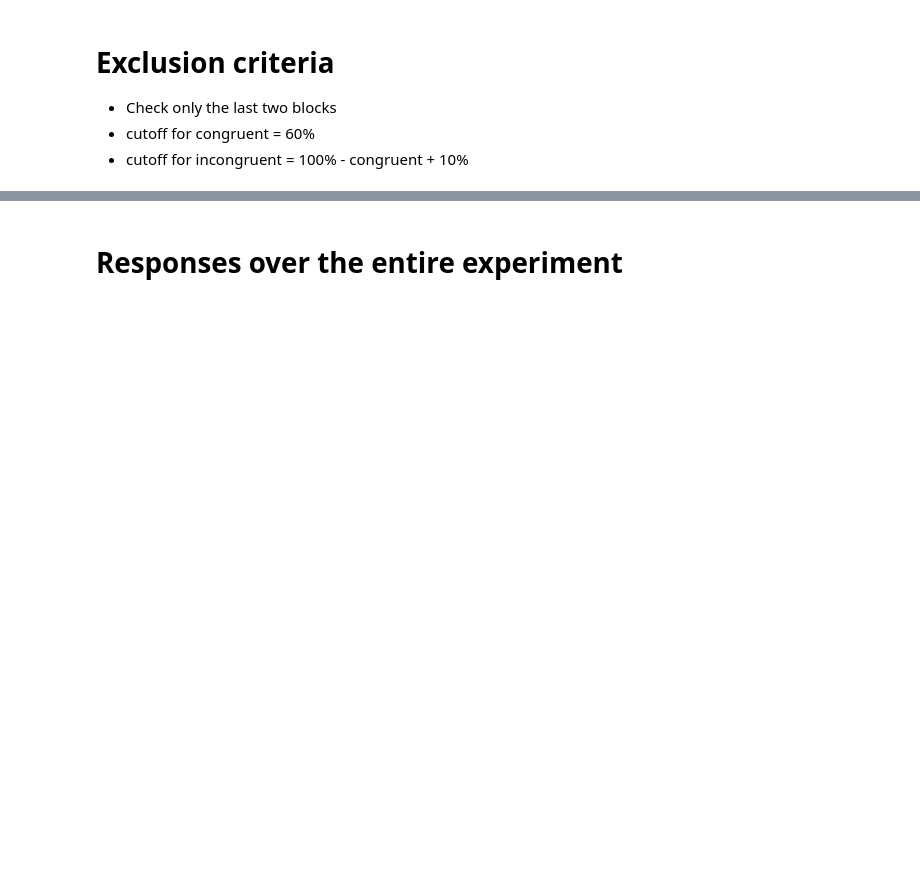
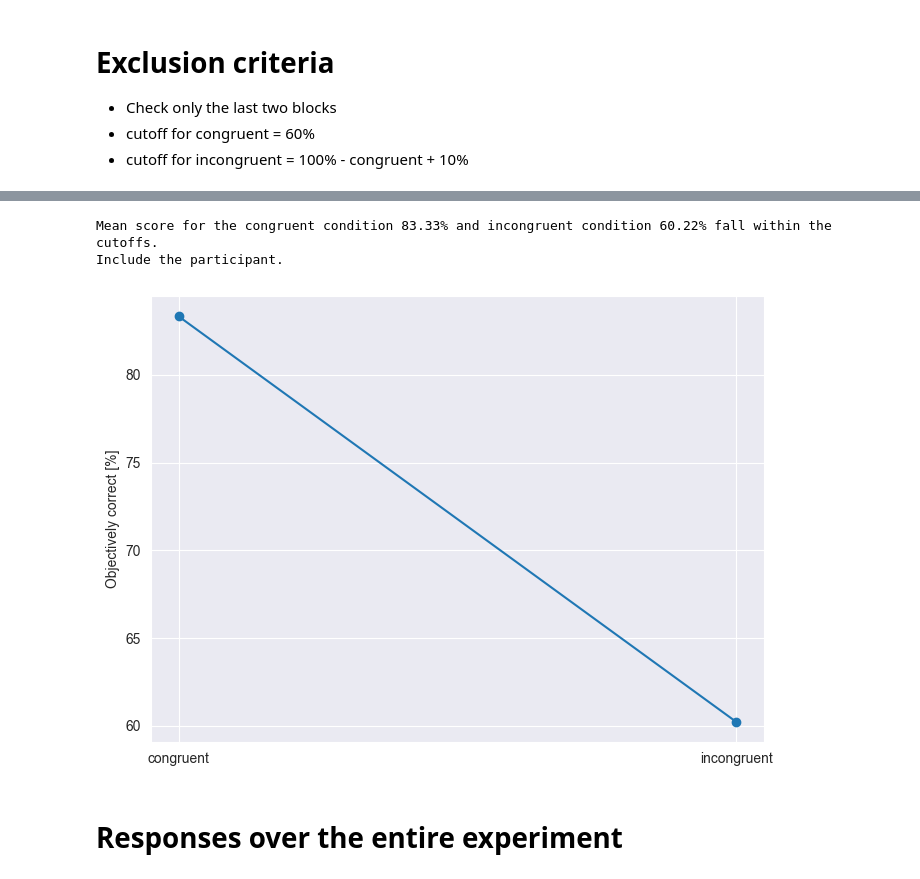
Before and after one commit to KTZ228/phd_1_analysis, a Jupyter notebook: analyses_behavioural/standard parameters/exclusion_check.ipynb, the cells around one changed output, grey strips where cells are left out. Drawn from its saved outputs; the diff is of its cells as text; code cells hidden in the pictures; blank space fills up the shorter version.

```diff
--- a/analyses_behavioural/standard parameters/exclusion_check.ipynb
+++ b/analyses_behavioural/standard parameters/exclusion_check.ipynb
@@ -18,11 +18,11 @@ pd.set_option('display.max_rows', None)
 plot_range = [0, 6]
 
 # Loads the datapath, subject_id's and session numbers
-raw_output_path = '/Volumes/project/3025011.02/raw/' #'/Volumes/4kenneth/'
-unique_subject_ids = [14]
+raw_output_path = '/Volumes/project/3025011.02/raw/'
+unique_subject_ids = [50]
 unique_sessions = [1]
 use_second_block = False
 
 # Load and combine the datasets
-combined_results_dataframe = utils.import_functions.main(raw_output_path, unique_subject_ids, unique_sessions, remove_reversals=False, remove_invalid_trials=True)#, selected_pattern='speakup')
+combined_results_dataframe = utils.import_functions.main(raw_output_path, unique_subject_ids, unique_sessions, remove_reversals=True)
 # %% [output]
@@ -121,3 +200,66 @@ The e-greedy value is 0.606
+# %%
+# Remove first trials after a reversal
+last_blocks_results['time_since_reversal'] = (
+    last_blocks_results.groupby((last_blocks_results['probability_condition'] != last_blocks_results['probability_condition'].shift()).cumsum())
+      .cumcount()
+)
+last_blocks_results = last_blocks_results[last_blocks_results['time_since_reversal'] != 0]
+
+# Splitting the dataframe into the two congruent blocks
+dataframe_1 = last_blocks_results[last_blocks_results['congruency'] == 'congruent']
+dataframe_1 = dataframe_1.groupby(['subject_id', 'session'])['objectively_correct_boolean'].mean().reset_index()
+list_1 = dataframe_1['objectively_correct_boolean'].dropna().tolist()
+congruent_score = list_1[0] * 100
+dataframe_2 = last_blocks_results[last_blocks_results['congruency'] == 'incongruent']
+dataframe_2 = dataframe_2.groupby(['subject_id', 'session'])['objectively_correct_boolean'].mean().reset_index()
+list_2 = dataframe_2['objectively_correct_boolean'].dropna().tolist()
+incongruent_score = list_2[0] * 100
+
+# Plot data
+fig, ax = plt.subplots(figsize=(7, 5))
+subject_data = pd.DataFrame.from_dict({'x': [1, 2], 'data': [congruent_score, incongruent_score]})
+plt.plot(subject_data['x'], subject_data['data'], marker='o')
+
+# Allocate labels to x- and y-axis
+plt.xticks(np.arange(1,3,1), ['congruent', 'incongruent'])  # Set text labels.
+plt.ylabel('Objectively correct [%]')
+plot_name = 'all_trials_objective_performance_congruency'
+
+# Make performance cutoffs asymmetrical
+if congruent_score >= incongruent_score:
+    highest_score = congruent_score
+    lowest_score = incongruent_score
+elif congruent_score < incongruent_score:
+    highest_score = incongruent_score
+    lowest_score = congruent_score
+
+# Calculate difference in cutoffs
+cutoff_opposite = 100 - highest_score + 10
+
+# Determine whether participant meets cutoff criteria
+if highest_score < 60:
+    print(f'Mean score for the highest condition {highest_score:.2f}% is below the 60% threshold.\n'
+          'Exclude the participant.\n')
+    participant_excluded = True
+elif lowest_score < 40:
+    print(f'Mean score for the lowest condition {lowest_score:.2f}% is below the 40% threshold.\n'
+          'Exclude the participant.\n')
+    participant_excluded = True
+elif lowest_score < cutoff_opposite:
+    print(f'Mean score for the lowest condition {lowest_score:.2f}% is below the threshold 100 - highest score + 10 ({cutoff_opposite:.2f}%).\n'
+          'Exclude the participant.\n')
+    participant_excluded = True
+else:
+    print(f'Mean score for the congruent condition {congruent_score:.2f}% and incongruent condition {incongruent_score:.2f}% fall within the cutoffs.\n'
+    'Include the participant.\n')
+
+# Show plot
+plt.tight_layout()
+plt.show()
+# %% [output]
+Mean score for the congruent condition 83.33% and incongruent condition 60.22% fall within the cutoffs.
+Include the participant.
+[figure, added]
 # %% [markdown]
 # Responses over the entire experiment
 # %%
```
Also changed, not shown: parts of 21 cells of this notebook.
